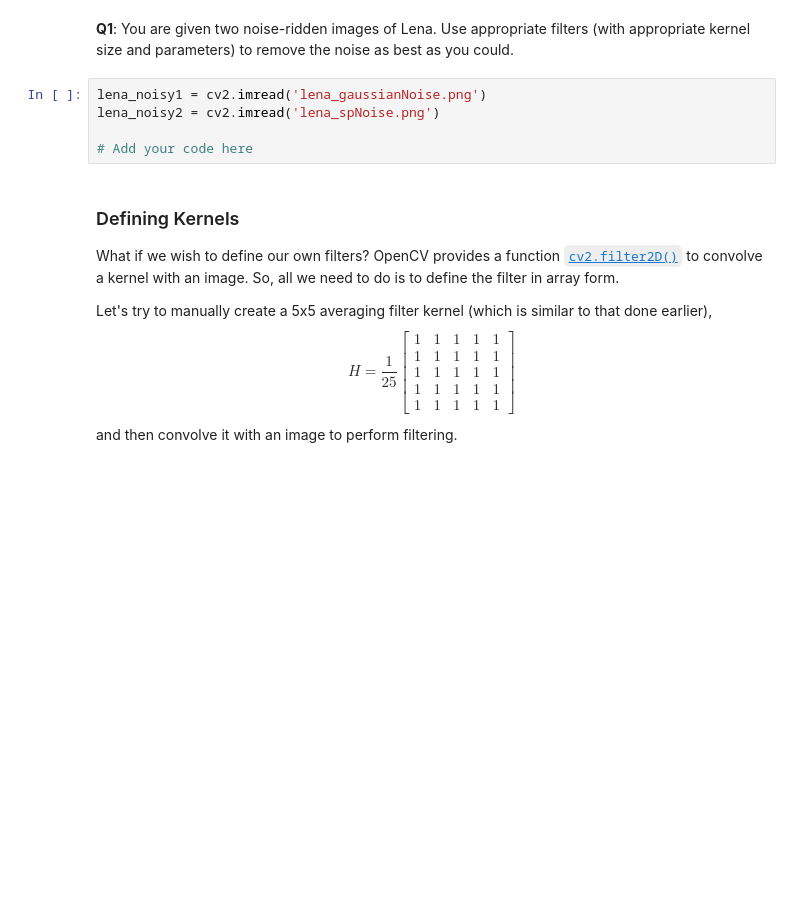
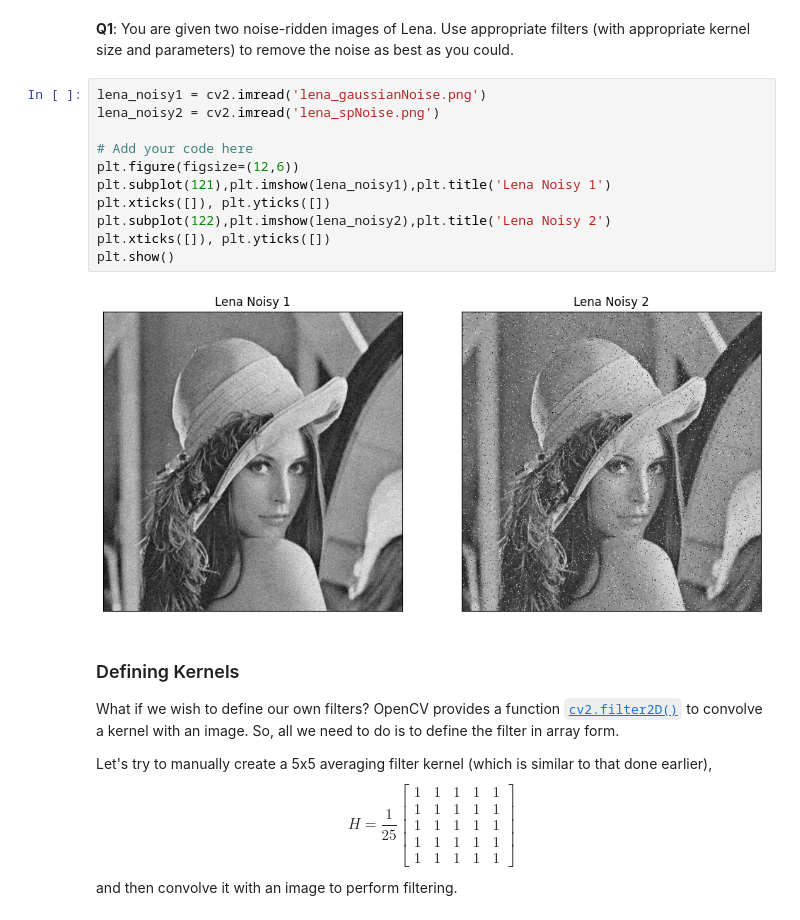
Before and after one commit to haziqfaiz-mmu/VIP, a Jupyter notebook: 03/lab03_notebook.ipynb, the cells around one changed output. Drawn from its saved outputs; the diff is of its cells as text; blank space fills up the shorter version.

```diff
--- a/03/lab03_notebook.ipynb
+++ b/03/lab03_notebook.ipynb
@@ -78,11 +86,19 @@ plt.show()
 What can you observe from the outcome of all three smoothing filters (all have same kernel size of 5x5)?
 # %% [markdown]
 **Q1**: You are given two noise-ridden images of Lena. Use appropriate filters (with appropriate kernel size and parameters) to remove the noise as best as you could.
-# %%
-lena_noisy1 = cv2.imread('lena_gaussianNoise.png')
-lena_noisy2 = cv2.imread('lena_spNoise.png')
-
-# Add your code here
+# %%
+lena_noisy1 = cv2.imread('lena_gaussianNoise.png')
+lena_noisy2 = cv2.imread('lena_spNoise.png')
+
+# Add your code here
+plt.figure(figsize=(12,6))
+plt.subplot(121),plt.imshow(lena_noisy1),plt.title('Lena Noisy 1')
+plt.xticks([]), plt.yticks([])
+plt.subplot(122),plt.imshow(lena_noisy2),plt.title('Lena Noisy 2')
+plt.xticks([]), plt.yticks([])
+plt.show()
+# %% [output]
+[figure, added]
 # %% [markdown]
 ### Defining Kernels
 
```
Also changed, not shown: parts of 4 cells of this notebook, 14 other files.
